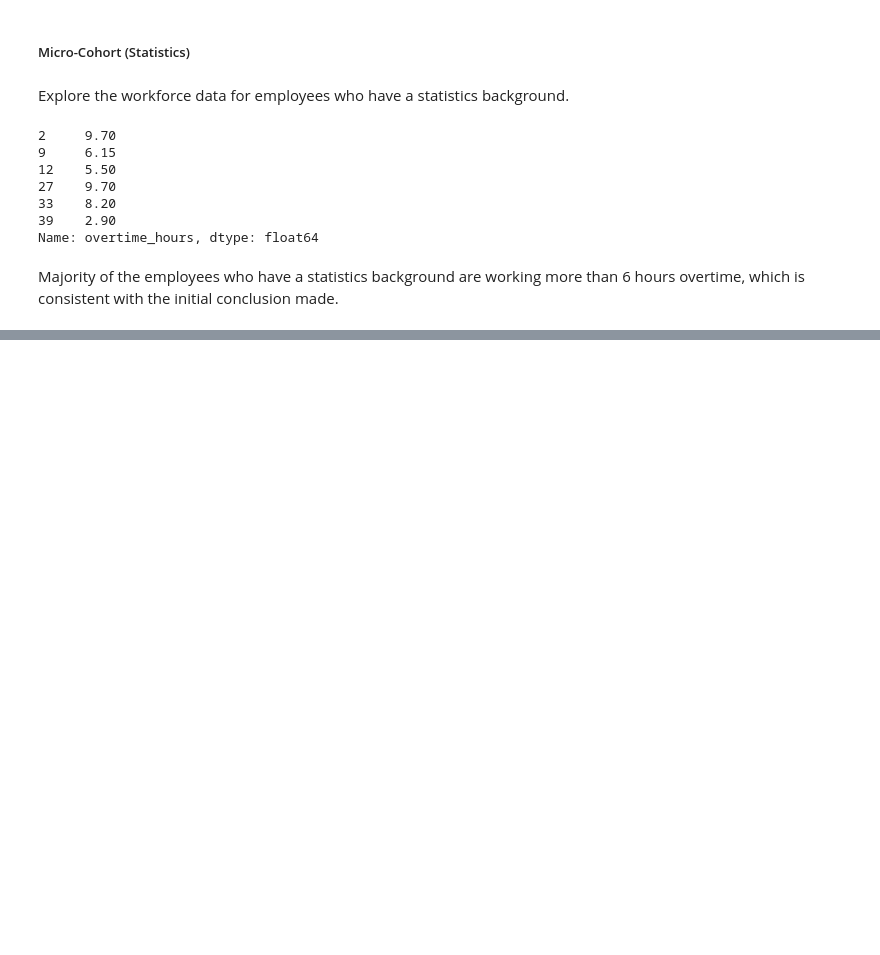
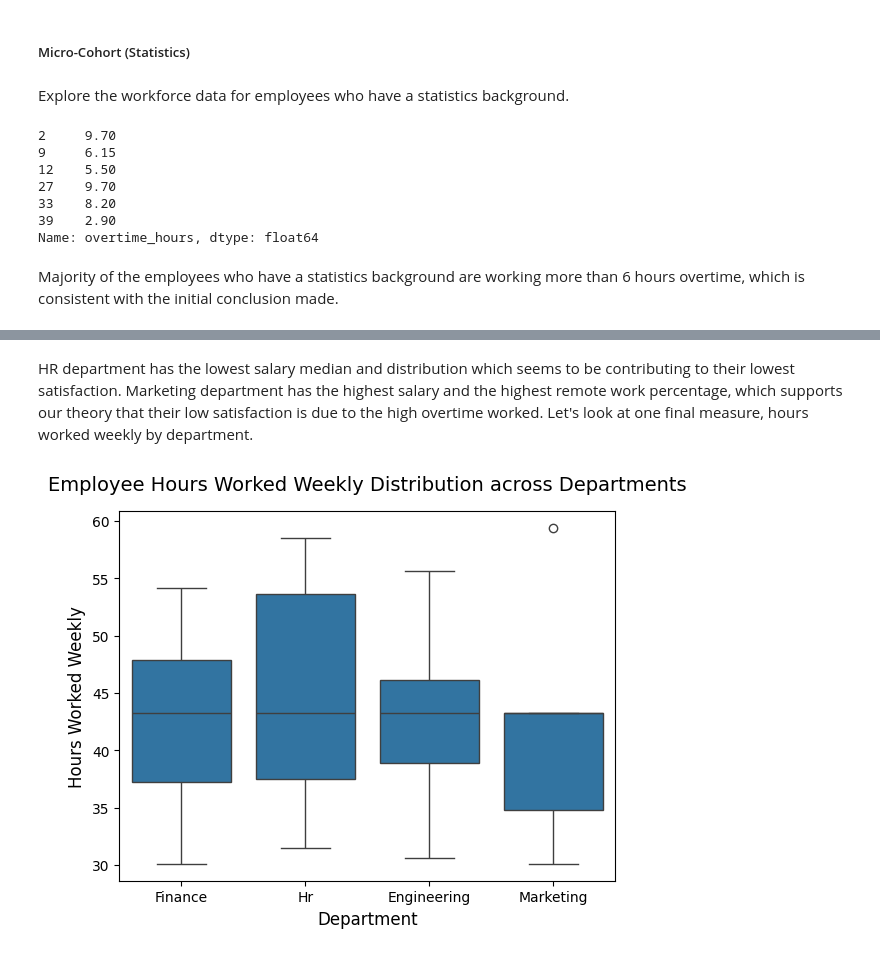
Before and after one commit to aysuntm/engage-metrics-workforce-analytics, a Jupyter notebook: notebooks/02_EDA_visualization.ipynb, the cells around one changed output, grey strips where cells are left out. Saved outputs shown, nothing was run; the diff lists cells and outputs as text; code cells hidden in the pictures; blank space fills up the shorter version.

```diff
--- a/notebooks/02_EDA_visualization.ipynb
+++ b/notebooks/02_EDA_visualization.ipynb
@@ -343,0 +391,14 @@ Majority of the employees who have a statistics background are working more than
+# %% [markdown]
+HR department has the lowest salary median and distribution which seems to be contributing to their lowest satisfaction. Marketing department has the highest salary and the highest remote work percentage, which supports our theory that their low satisfaction is due to the high overtime worked. Let's look at one final measure, hours worked weekly by department.
+# %%
+# Create a box plot of hours worked weekly by department
+sns.boxplot(data = df, x = 'department', y = 'hours_worked_weekly')
+
+# Polish the labels and presentation
+plt.title('Employee Hours Worked Weekly Distribution across Departments', fontsize=14, pad=15)
+plt.xlabel('Department', fontsize=12)
+plt.ylabel('Hours Worked Weekly', fontsize=12)
+
+plt.show()
+# %% [output]
+[figure, added]
```
Also changed, not shown: parts of 19 cells of this notebook.
